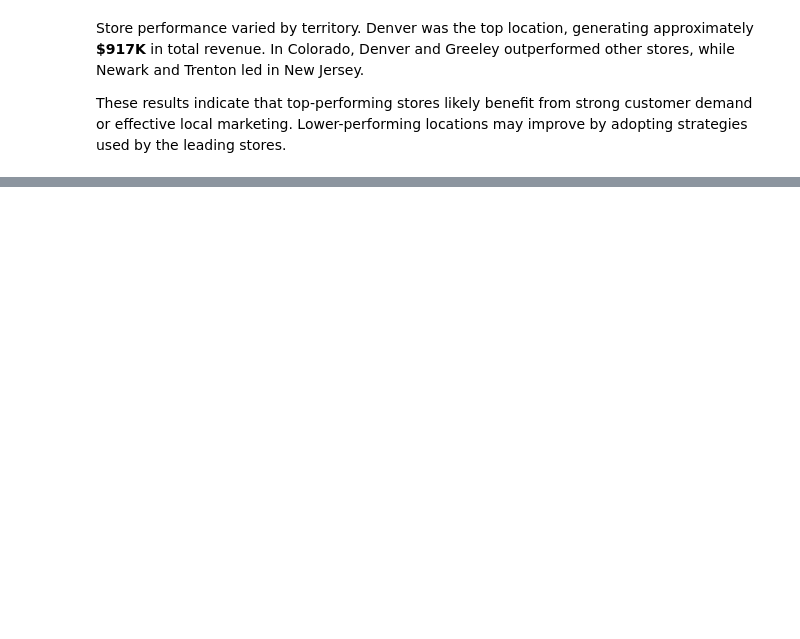
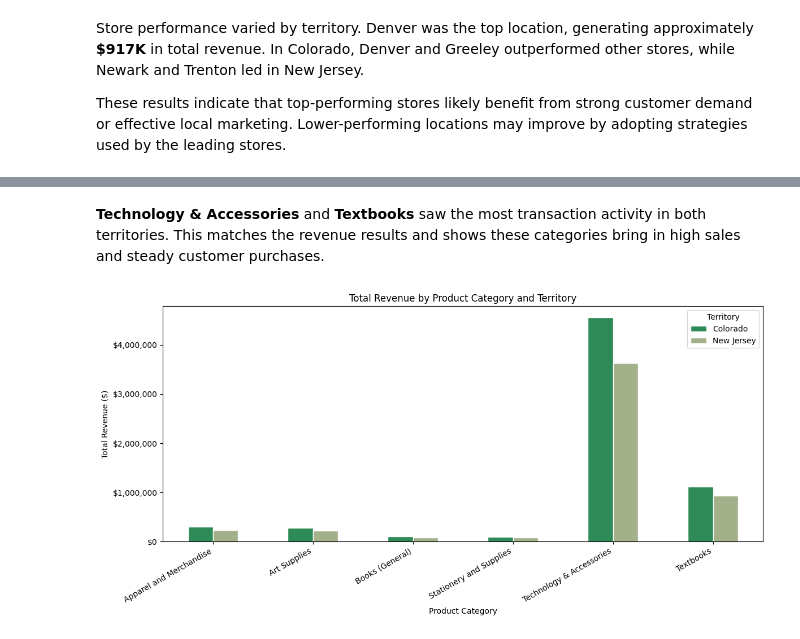
Before and after one commit to renziesantarin/Capstone_2, a Jupyter notebook: Santarin_sales_analysis.ipynb, the cells around one changed output, grey strips where cells are left out. Cells and saved outputs as stored; diff of their text form; code cells hidden in the pictures; blank space fills up the shorter version.

```diff
--- a/Santarin_sales_analysis.ipynb
+++ b/Santarin_sales_analysis.ipynb
@@ -465,0 +709,11 @@ These results indicate that top-performing stores likely benefit from strong cus
+# %%
+# Creating pivot table for category revenue comparison
+category_pivot = pd.pivot_table(
+    category_summary,
+    index='Category',
+    columns='State',
+    values='Sale Amount',
+    aggfunc='sum'
+).fillna(0)
+
+category_pivot
@@ -465,0 +781,25 @@ These results indicate that top-performing stores likely benefit from strong cus
+# %% [markdown]
+**Technology & Accessories** and **Textbooks** saw the most transaction activity in both territories. This matches the revenue results and shows these categories bring in high sales and steady customer purchases.
+# %%
+# Category revenue comparison chart
+ax = category_pivot.plot(
+    kind='bar',
+    figsize=(12, 6),
+    color=['#2E8B57', '#A3B18A'],
+    edgecolor='white'
+)
+
+plt.title('Total Revenue by Product Category and Territory')
+plt.xlabel('Product Category')
+plt.ylabel('Total Revenue ($)')
+plt.xticks(rotation=30, ha='right')
+plt.legend(title='Territory')
+
+ax.yaxis.set_major_formatter(
+    StrMethodFormatter('${x:,.0f}')
+)
+
+plt.tight_layout()
+plt.show()
+# %% [output]
+[figure, added]
```
Also changed, not shown: parts of 20 cells of this notebook.
